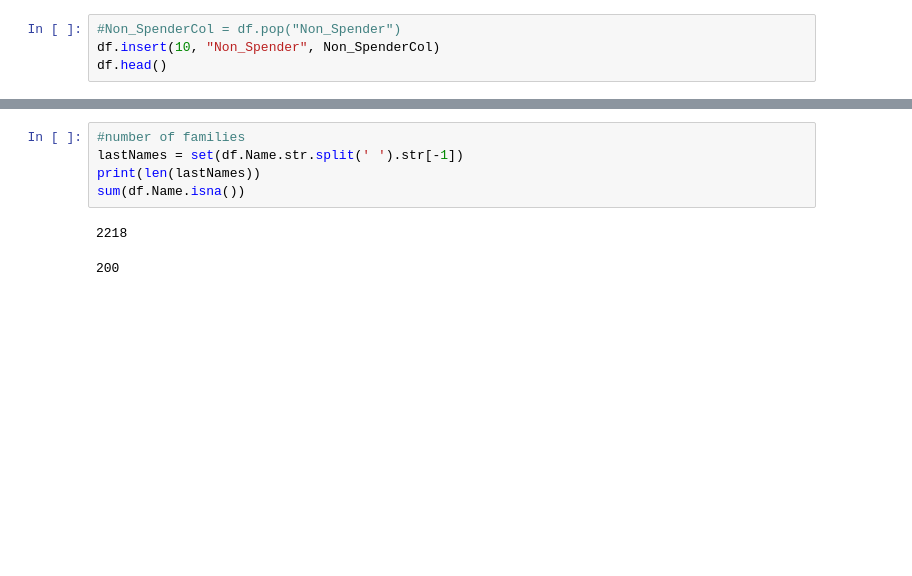
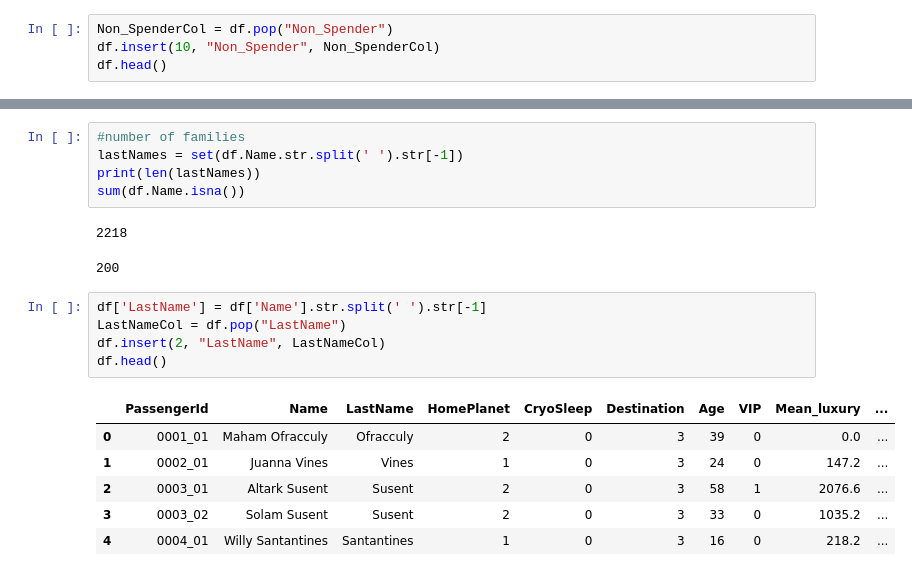
Before and after one commit to Sadeqsoli/SpaceTitanicSurvivors, a Jupyter notebook: spacetitanicsurvivors.ipynb, the cells around one changed output, grey strips where cells are left out. Saved outputs shown, nothing was run; the diff lists cells and outputs as text; blank space fills up the shorter version.

```diff
--- a/spacetitanicsurvivors.ipynb
+++ b/spacetitanicsurvivors.ipynb
@@ -313,7 +313,7 @@ df.head()
 | 3 | 0003_02 | Solam Susent | 2 | 0 | 3 | 33 | 0 | 1035.2 | 1 | ... |
 | 4 | 0004_01 | Willy Santantines | 1 | 0 | 3 | 16 | 0 | 218.2 | 0 | ... |
 # %%
-#Non_SpenderCol = df.pop("Non_Spender")
+Non_SpenderCol = df.pop("Non_Spender")
 df.insert(10, "Non_Spender", Non_SpenderCol)
 df.head()
 # %% [output]
@@ -346,3 +346,15 @@ sum(df.Name.isna())
 # %% [output]
 2218
 200
+# %%
+df['LastName'] = df['Name'].str.split(' ').str[-1]
+LastNameCol = df.pop("LastName")
+df.insert(2, "LastName", LastNameCol)
+df.head()
+# %% [output]
+|  | PassengerId | Name | LastName | HomePlanet | CryoSleep | Destination | Age | VIP | Mean_luxury | ... |
+| 0 | 0001_01 | Maham Ofracculy | Ofracculy | 2 | 0 | 3 | 39 | 0 | 0.0 | ... |
+| 1 | 0002_01 | Juanna Vines | Vines | 1 | 0 | 3 | 24 | 0 | 147.2 | ... |
+| 2 | 0003_01 | Altark Susent | Susent | 2 | 0 | 3 | 58 | 1 | 2076.6 | ... |
+| 3 | 0003_02 | Solam Susent | Susent | 2 | 0 | 3 | 33 | 0 | 1035.2 | ... |
+| 4 | 0004_01 | Willy Santantines | Santantines | 1 | 0 | 3 | 16 | 0 | 218.2 | ... |
```
Also changed, not shown: parts of 4 cells of this notebook.
